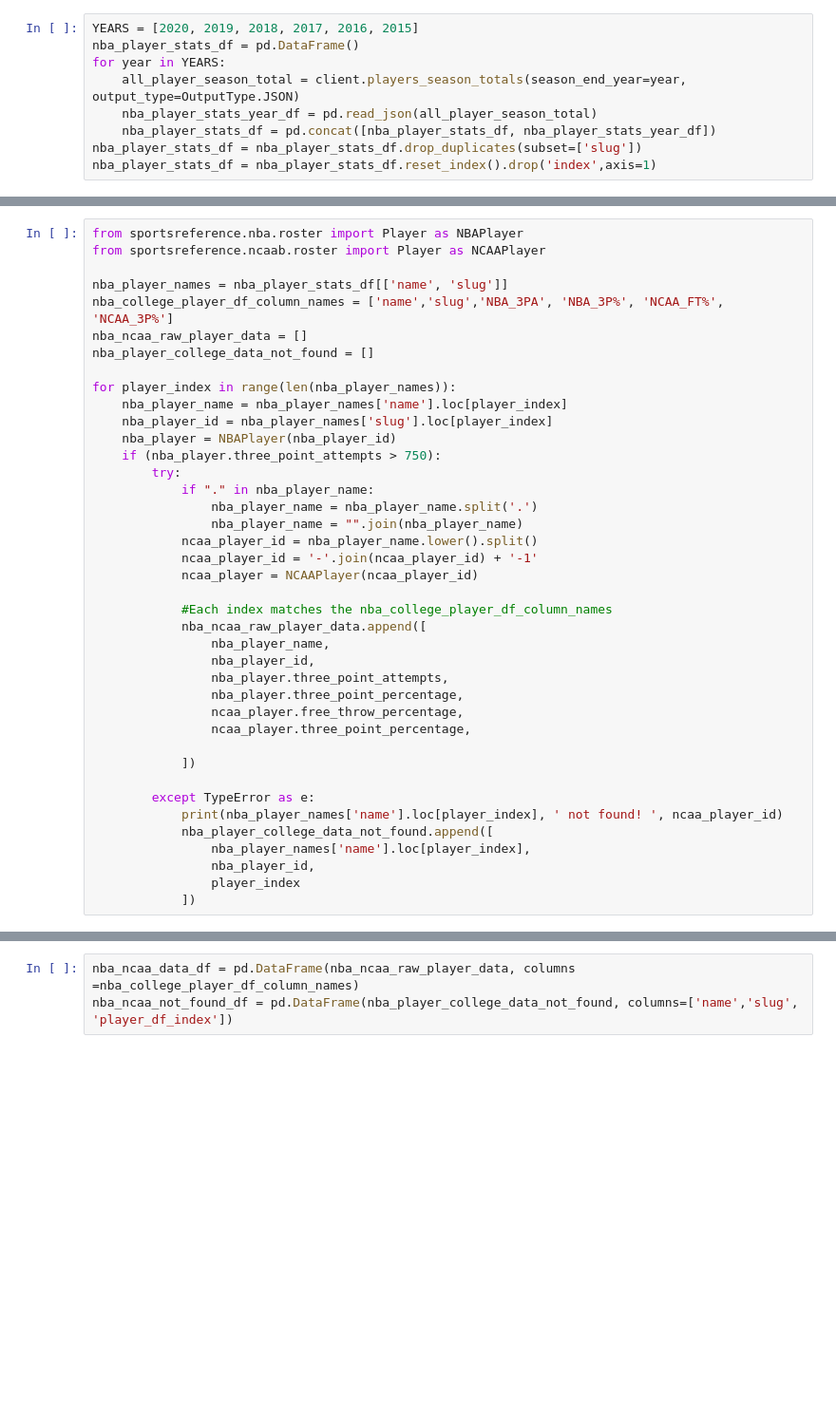
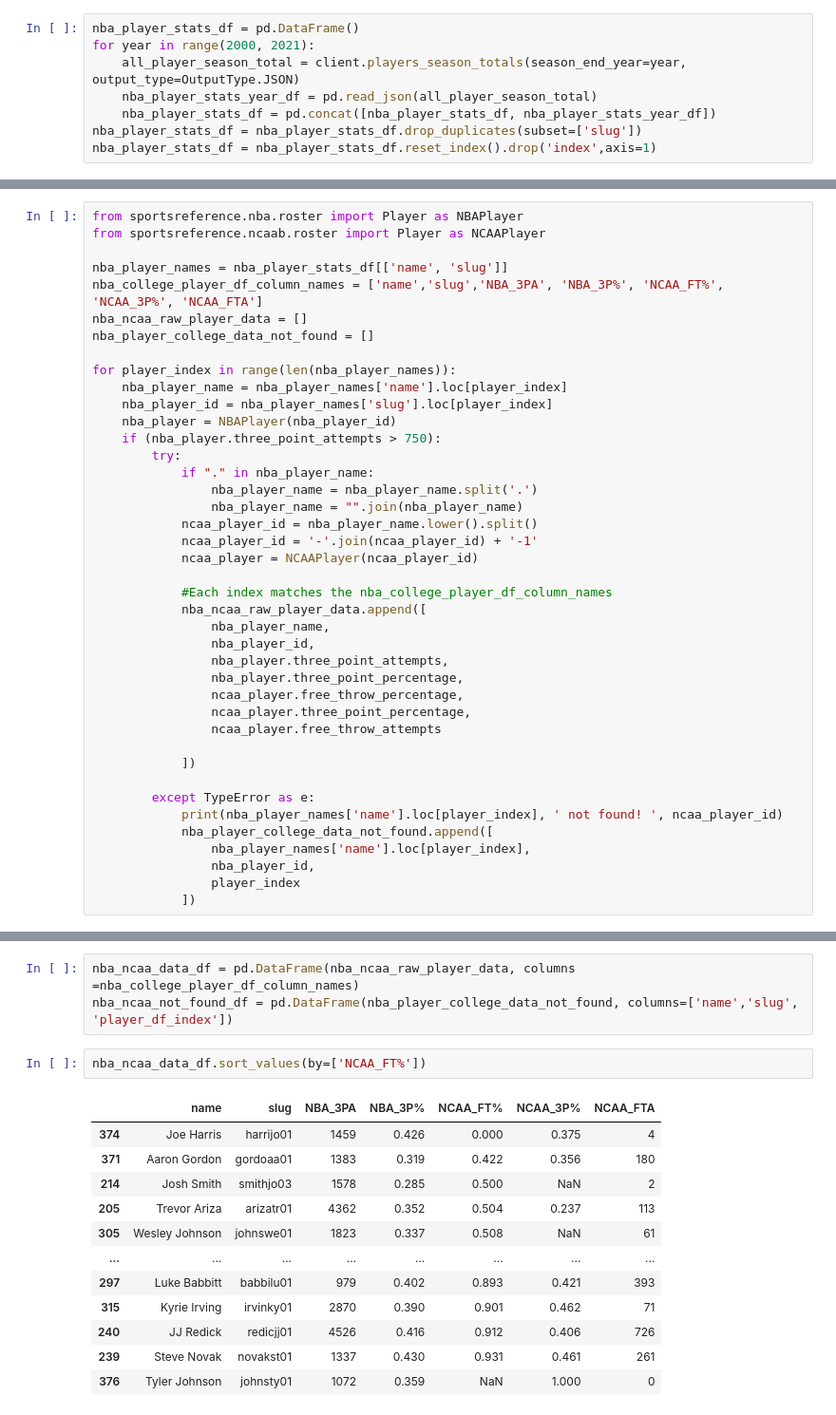
Before and after one commit to AmanRiat1/nba_ncaa_three_point_analysis, a Jupyter notebook: 3PExploration.ipynb, the cells around one changed output, grey strips where cells are left out. Shown: that part at 95% size. Saved outputs shown, nothing was run; the diff lists cells and outputs as text; blank space fills up the shorter version.

Commit message:
Expanded search range from 2000-2020

```diff
--- a/3PExploration.ipynb
+++ b/3PExploration.ipynb
@@ -5,9 +5,8 @@ from basketball_reference_web_scraper.data import OutputType
 # %% [markdown]
 ## Gathering NBA Player Data
 # %%
-YEARS = [2020, 2019, 2018, 2017, 2016, 2015]
 nba_player_stats_df = pd.DataFrame()
-for year in YEARS:
+for year in range(2000, 2021):
     all_player_season_total = client.players_season_totals(season_end_year=year, output_type=OutputType.JSON)
     nba_player_stats_year_df = pd.read_json(all_player_season_total)
     nba_player_stats_df = pd.concat([nba_player_stats_df, nba_player_stats_year_df])
@@ -39,7 +38,7 @@ from sportsreference.nba.roster import Player as NBAPlayer
 from sportsreference.ncaab.roster import Player as NCAAPlayer
 
 nba_player_names = nba_player_stats_df[['name', 'slug']]
-nba_college_player_df_column_names = ['name','slug','NBA_3PA', 'NBA_3P%', 'NCAA_FT%', 'NCAA_3P%']
+nba_college_player_df_column_names = ['name','slug','NBA_3PA', 'NBA_3P%', 'NCAA_FT%', 'NCAA_3P%', 'NCAA_FTA']
 nba_ncaa_raw_player_data = []
 nba_player_college_data_not_found = []
 
@@ -64,6 +63,7 @@ for player_index in range(len(nba_player_names)):
                 nba_player.three_point_percentage,
                 ncaa_player.free_throw_percentage,
                 ncaa_player.three_point_percentage,
+                ncaa_player.free_throw_attempts
 
             ])
 
@@ -95,3 +95,18 @@ Dorell Wright  not found!  dorell-wright-1
 # %%
 nba_ncaa_data_df = pd.DataFrame(nba_ncaa_raw_player_data, columns =nba_college_player_df_column_names)
 nba_ncaa_not_found_df = pd.DataFrame(nba_player_college_data_not_found, columns=['name','slug', 'player_df_index'])
+# %%
+nba_ncaa_data_df.sort_values(by=['NCAA_FT%'])
+# %% [output]
+|  | name | slug | NBA_3PA | NBA_3P% | NCAA_FT% | NCAA_3P% | NCAA_FTA |
+| 374 | Joe Harris | harrijo01 | 1459 | 0.426 | 0.000 | 0.375 | 4 |
+| 371 | Aaron Gordon | gordoaa01 | 1383 | 0.319 | 0.422 | 0.356 | 180 |
+| 214 | Josh Smith | smithjo03 | 1578 | 0.285 | 0.500 | NaN | 2 |
+| 205 | Trevor Ariza | arizatr01 | 4362 | 0.352 | 0.504 | 0.237 | 113 |
+| 305 | Wesley Johnson | johnswe01 | 1823 | 0.337 | 0.508 | NaN | 61 |
+| ... | ... | ... | ... | ... | ... | ... | ... |
+| 297 | Luke Babbitt | babbilu01 | 979 | 0.402 | 0.893 | 0.421 | 393 |
+| 315 | Kyrie Irving | irvinky01 | 2870 | 0.390 | 0.901 | 0.462 | 71 |
+| 240 | JJ Redick | redicjj01 | 4526 | 0.416 | 0.912 | 0.406 | 726 |
+| 239 | Steve Novak | novakst01 | 1337 | 0.430 | 0.931 | 0.461 | 261 |
+| 376 | Tyler Johnson | johnsty01 | 1072 | 0.359 | NaN | 1.000 | 0 |
```
Also changed, not shown: parts of 19 cells of this notebook, 4 other files.
